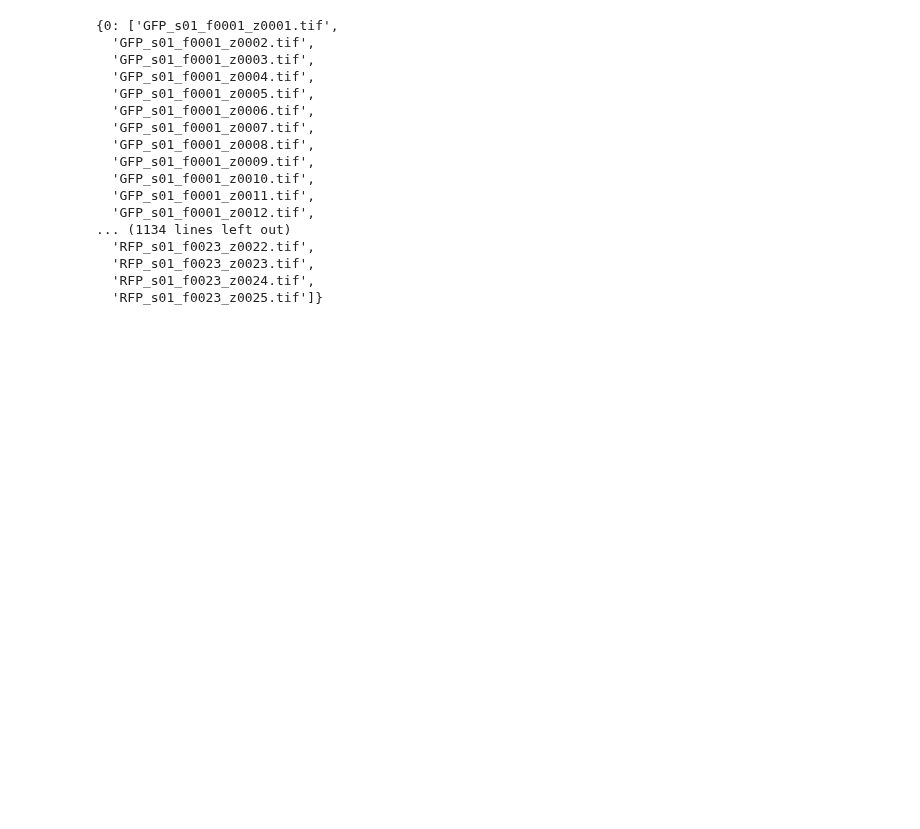
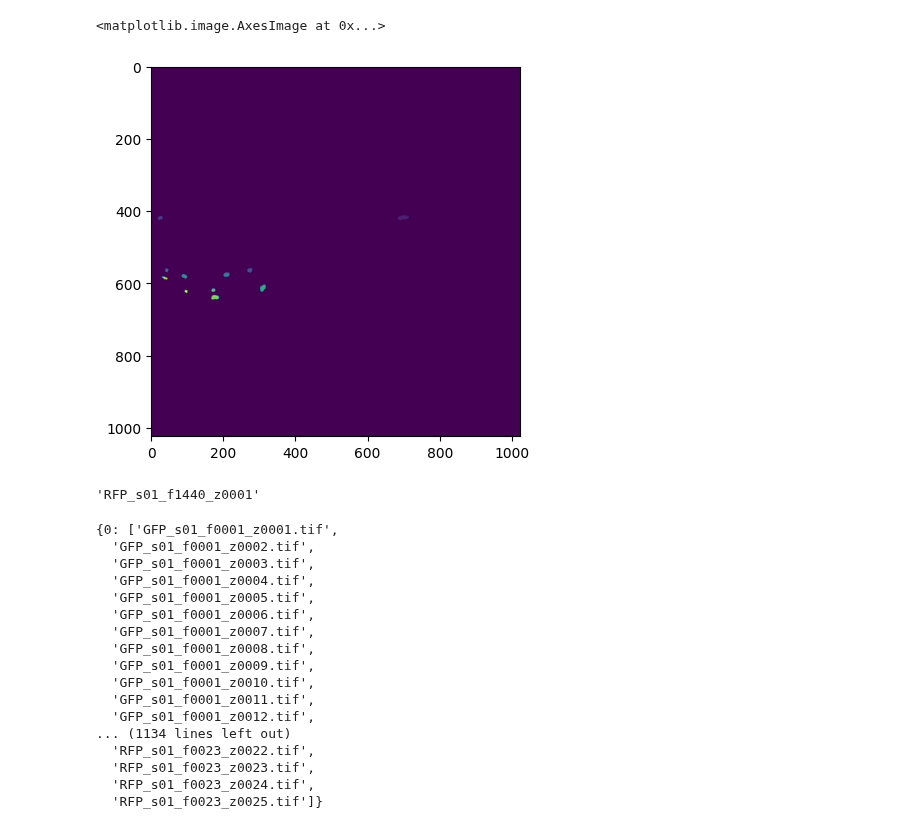
Before and after one commit to BennyGinger/ImageAnalysis_pipeline, a Jupyter notebook: play.ipynb, the cells around one changed output. Cells and saved outputs as stored; diff of their text form; code cells hidden in the pictures; blank space fills up the shorter version.

```diff
--- a/play.ipynb
+++ b/play.ipynb
@@ -137,0 +419,15 @@ stack.shape
+# %%
+test_path = '/home/Fabian/ImageData/CalciumImmunCell/Macrophage/Amputation/c1147x1382_001-MaxIP_s1/Masks_Cellpose/RFP_s01_f0001_z0001_seg.npy'
+# %%
+npy_file = np.load((test_path),allow_pickle=True)
+# %%
+testfile = npy_file.item()['masks']
+# %%
+imshow(testfile)
+# %% [output]
+<matplotlib.image.AxesImage at 0x...>
+[figure, added]
+# %%
+'RFP_s01_f1440_z0001_seg.npy'.rsplit('_',1)[0]
+# %% [output]
+'RFP_s01_f1440_z0001'
```
Also changed, not shown: parts of 33 cells of this notebook.
